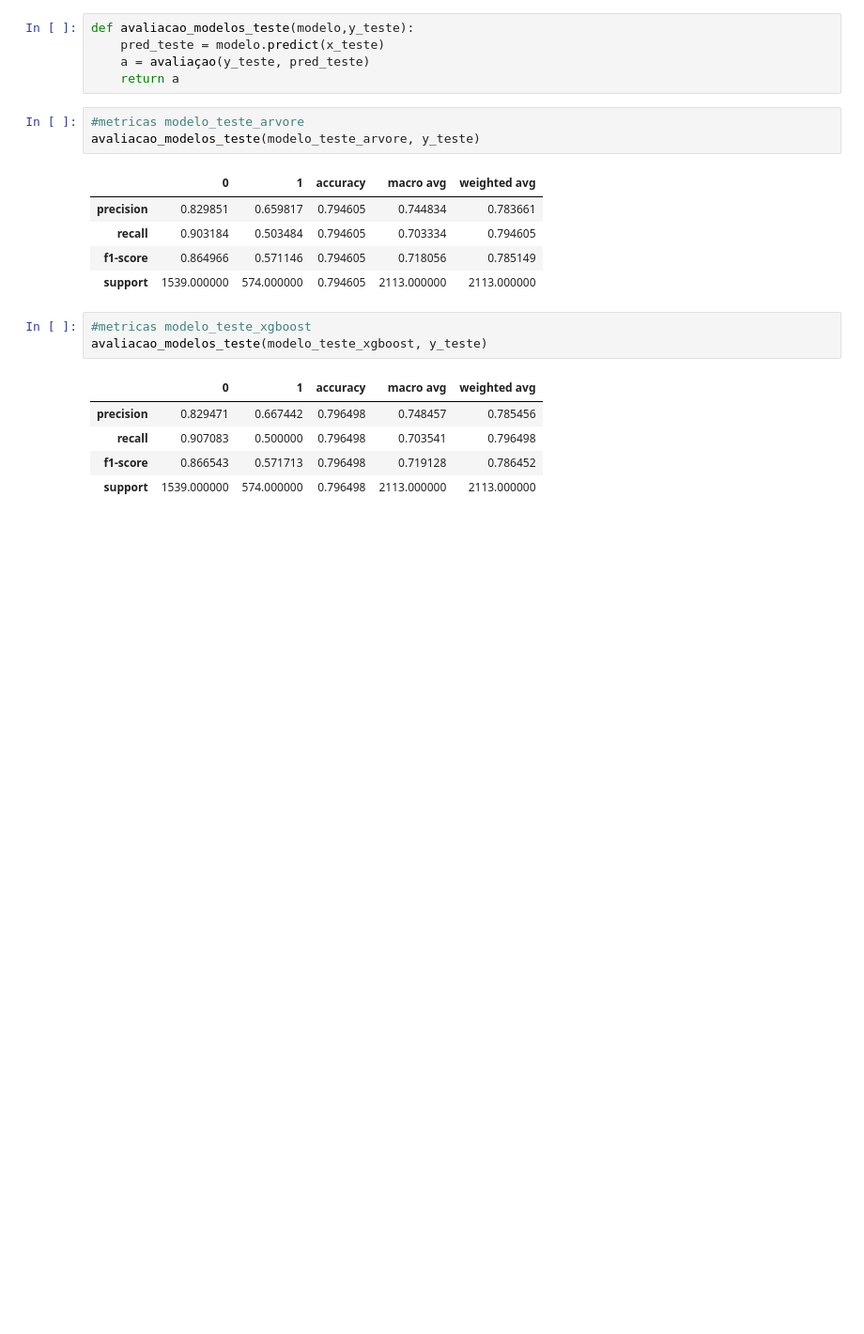
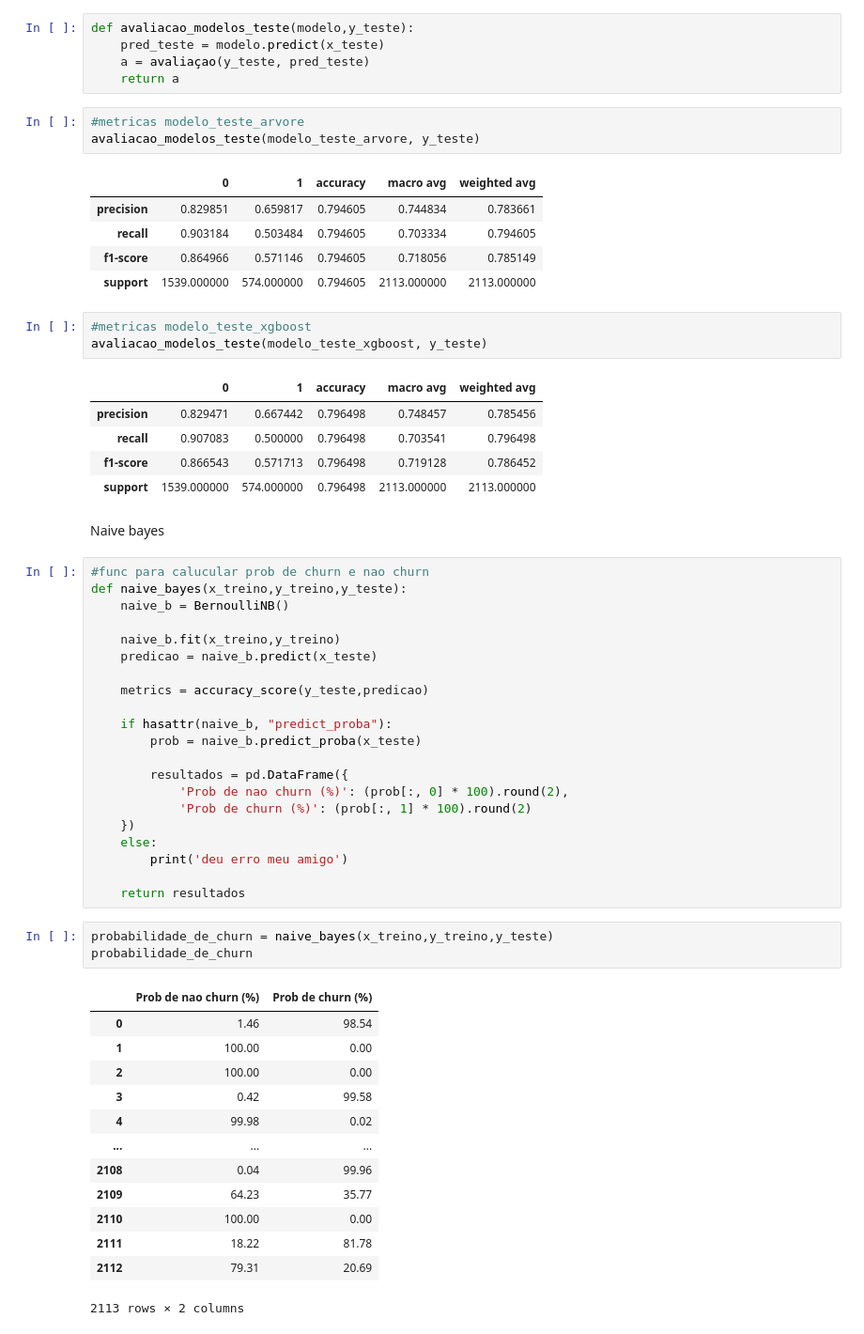
Before and after one commit to WesleySouza13/Analise-em-Churn, a Jupyter notebook: Untitled-1.ipynb, the cells around one changed output. Shown at 94% size. Saved outputs shown, nothing was run; the diff lists cells and outputs as text; blank space fills up the shorter version.

Commit message:
naive bayes

```diff
--- a/Untitled-1.ipynb
+++ b/Untitled-1.ipynb
@@ -568,3 +568,43 @@ avaliacao_modelos_teste(modelo_teste_xgboost, y_teste)
 | recall | 0.907083 | 0.500000 | 0.796498 | 0.703541 | 0.796498 |
 | f1-score | 0.866543 | 0.571713 | 0.796498 | 0.719128 | 0.786452 |
 | support | 1539.000000 | 574.000000 | 0.796498 | 2113.000000 | 2113.000000 |
+# %% [markdown]
+Naive bayes
+# %%
+#func para calucular prob de churn e nao churn
+def naive_bayes(x_treino,y_treino,y_teste):
+    naive_b = BernoulliNB()
+
+    naive_b.fit(x_treino,y_treino)
+    predicao = naive_b.predict(x_teste)
+
+    metrics = accuracy_score(y_teste,predicao)
+
+    if hasattr(naive_b, "predict_proba"):
+        prob = naive_b.predict_proba(x_teste)
+
+        resultados = pd.DataFrame({
+            'Prob de nao churn (%)': (prob[:, 0] * 100).round(2),
+            'Prob de churn (%)': (prob[:, 1] * 100).round(2)
+    })
+    else:
+        print('deu erro meu amigo')
+
+    return resultados
+# %%
+probabilidade_de_churn = naive_bayes(x_treino,y_treino,y_teste)
+probabilidade_de_churn
+# %% [output]
+|  | Prob de nao churn (%) | Prob de churn (%) |
+| 0 | 1.46 | 98.54 |
+| 1 | 100.00 | 0.00 |
+| 2 | 100.00 | 0.00 |
+| 3 | 0.42 | 99.58 |
+| 4 | 99.98 | 0.02 |
+| ... | ... | ... |
+| 2108 | 0.04 | 99.96 |
+| 2109 | 64.23 | 35.77 |
+| 2110 | 100.00 | 0.00 |
+| 2111 | 18.22 | 81.78 |
+| 2112 | 79.31 | 20.69 |
+2113 rows × 2 columns
```
Also changed, not shown: parts of 1 cell of this notebook.
